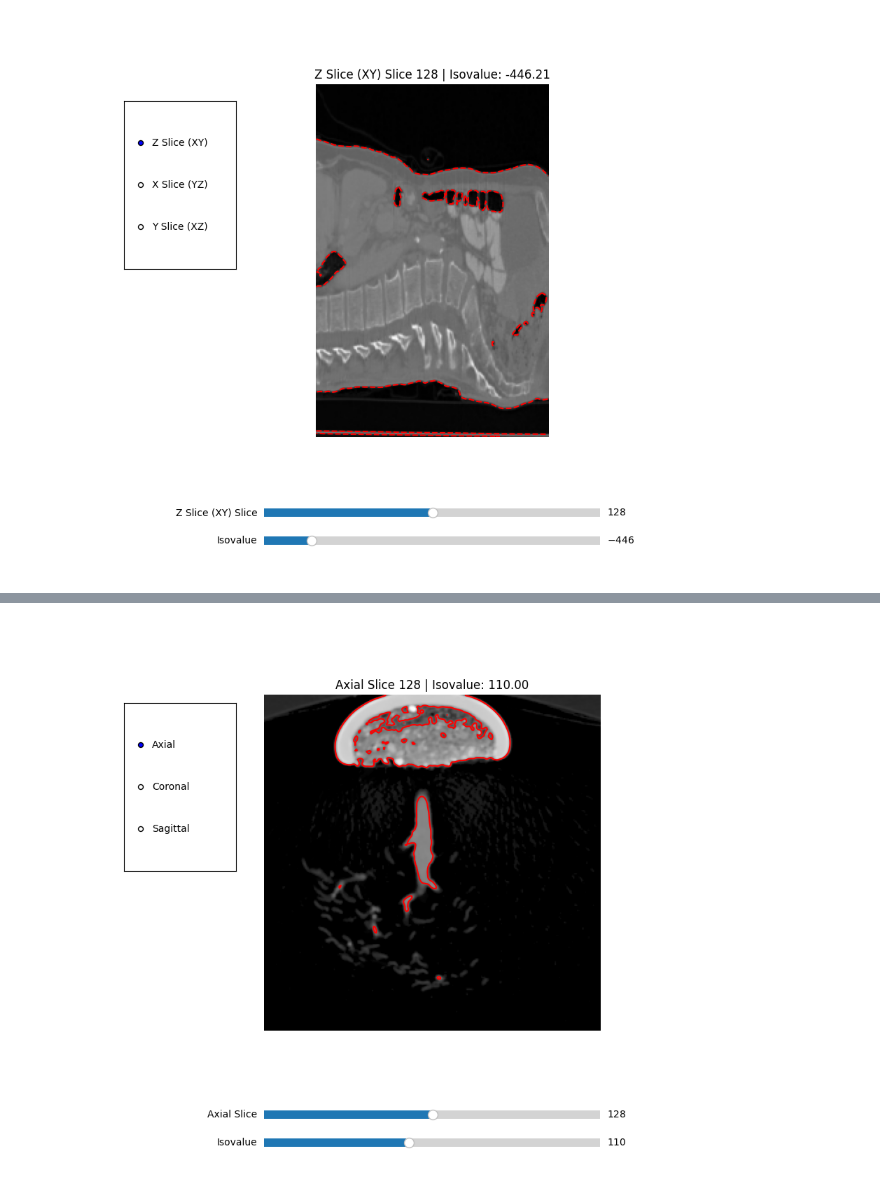
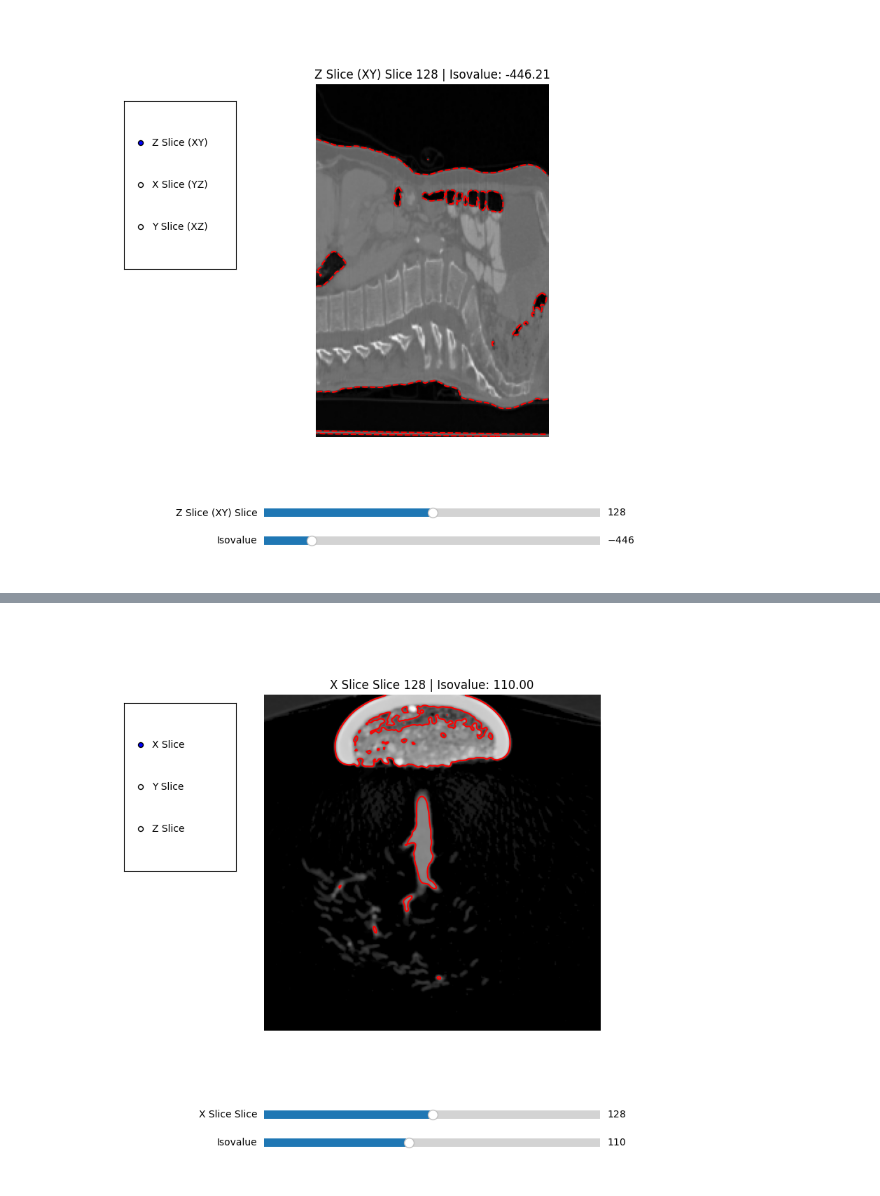
Before and after one commit to Bosser16/canny-edge, a Jupyter notebook: Isocontour-Slices.ipynb, the cells around one changed output, grey strips where cells are left out. Saved outputs shown, nothing was run; the diff lists cells and outputs as text; code cells hidden in the pictures.

```diff
--- a/Isocontour-Slices.ipynb
+++ b/Isocontour-Slices.ipynb
@@ -383,14 +383,14 @@ plt.subplots_adjust(left=0.3, bottom=0.25)
 img5 = get_slice5(volume5, axis5, slice_index5)
 image_display5 = ax5.imshow(img5, cmap="gray")
 contour_display5 = [ax5.contour(img5, levels=[isovalue5], colors='red')]
-ax5.set_title(f"{['Axial','Coronal','Sagittal'][axis5]} Slice {slice_index5} | Isovalue: {isovalue5:.2f}")
+ax5.set_title(f"{['X Slice','Y Slice','Z Slice'][axis5]} Slice {slice_index5} | Isovalue: {isovalue5:.2f}")
 ax5.axis("off")
 
 radio_ax5 = plt.axes([0.05, 0.55, 0.2, 0.3])
-radio5 = RadioButtons(radio_ax5, ('Axial', 'Coronal', 'Sagittal'))
+radio5 = RadioButtons(radio_ax5, ('X Slice', 'Y Slice', 'Z Slice'))
 
 slice_slider_ax5 = plt.axes([0.3, 0.1, 0.6, 0.03])
-slice_slider5 = Slider(slice_slider_ax5, f'{["Axial", "Coronal", "Sagittal"][axis5]} Slice',
+slice_slider5 = Slider(slice_slider_ax5, f'{["X Slice", "Y Slice", "Z Slice"][axis5]} Slice',
                        0, shape5[axis5]-1, valinit=slice_index5, valstep=1)
 
 iso_slider_ax5 = plt.axes([0.3, 0.05, 0.6, 0.03])
@@ -403,36 +403,36 @@ def update_plot5():
 
     ax5.clear()
     ax5.imshow(new_img5, cmap="gray")
     ax5.contour(new_img5, levels=[iso5], colors='red')
-    ax5.set_title(f"{['Axial','Coronal','Sagittal'][axis5]} Slice {idx5} | Isovalue: {iso5:.2f}")
+    ax5.set_title(f"{['X Slice','Y Slice','Z Slice'][axis5]} Slice {idx5} | Isovalue: {iso5:.2f}")
     ax5.axis("off")
     fig5.canvas.draw_idle()
 
 def on_slice_change5(val):
     update_plot5()
 
 def on_iso_change5(val):
     update_plot5()
 
 slice_slider5.on_changed(on_slice_change5)
 iso_slider5.on_changed(on_iso_change5)
 
 def on_axis_change5(label5):
     global axis5
-    axis5 = {'Axial': 0, 'Coronal': 1, 'Sagittal': 2}[label5]
+    axis5 = {'X Slice': 0, 'Y Slice': 1, 'Z Slice': 2}[label5]
     new_max5 = shape5[axis5] - 1
 
     slice_slider5.label.set_text(f'{label5} Slice')
     slice_slider5.valmax = new_max5
     slice_slider5.ax.set_xlim(0, new_max5)
 
     slice_slider5.set_val(min(slice_slider5.val, new_max5))
 
 radio5.on_clicked(on_axis_change5)
 
 plt.show()
 # %% [output]
-[figure, old version]
+[figure, new version]
 # %%
 def load_volume6(filename6: str, shape6=(256, 256, 256), dtype=np.uint8) -> np.ndarray:
     with open(filename6, 'rb') as f:
```
Also changed, not shown: parts of 4 cells of this notebook, 2 other files.
